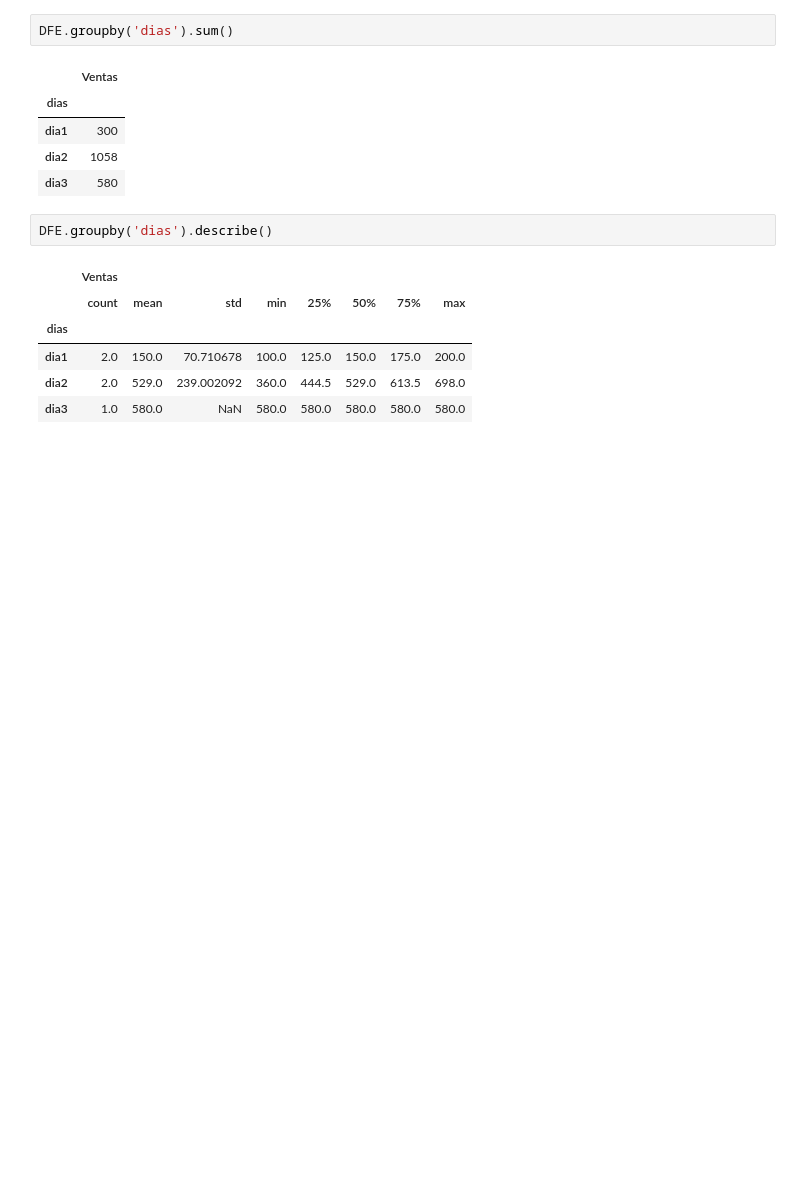
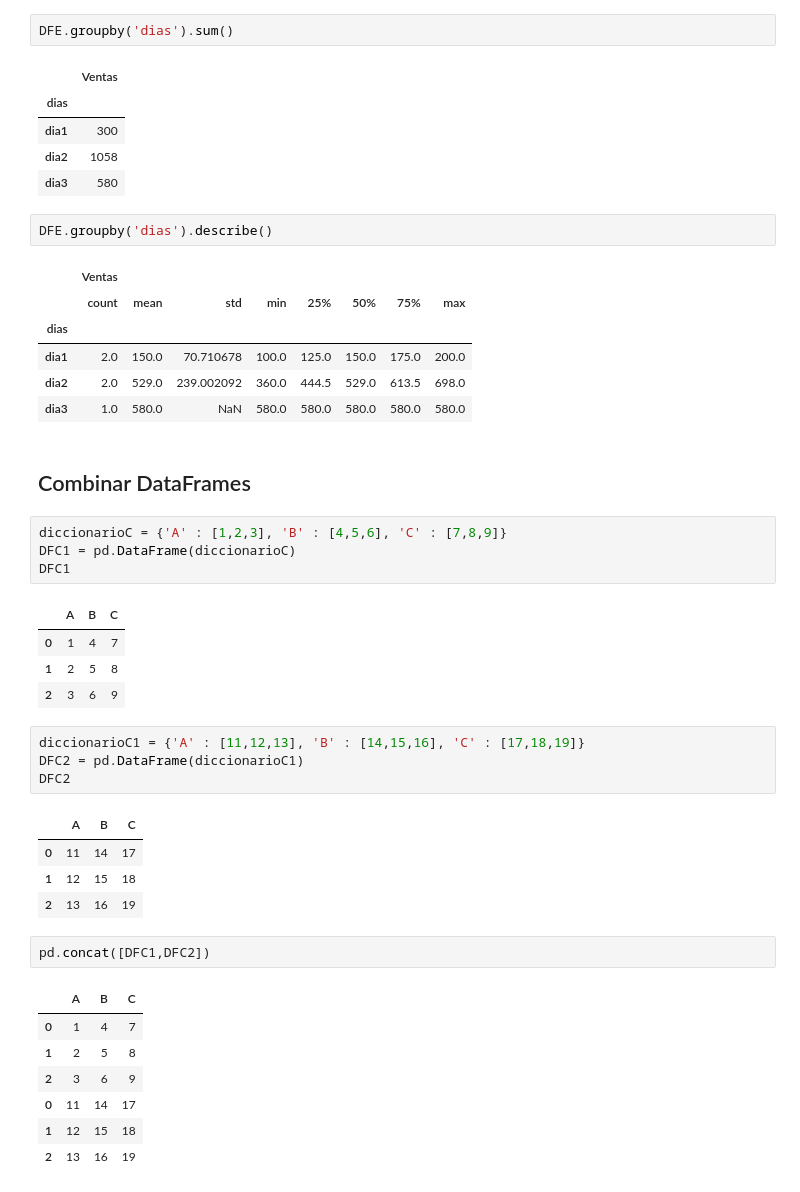
Before and after one commit to juandifs00/Trabajos_Personales, a Jupyter notebook: Curso_ML_Python/dataframes.ipynb, the cells around one changed output. Saved outputs shown, nothing was run; the diff lists cells and outputs as text; blank space fills up the shorter version.

```diff
--- a/Curso_ML_Python/dataframes.ipynb
+++ b/Curso_ML_Python/dataframes.ipynb
@@ -266,3 +266,33 @@ DFE.groupby('dias').describe()
 | dia1 | 2.0 | 150.0 | 70.710678 | 100.0 | 125.0 | 150.0 | 175.0 | 200.0 |
 | dia2 | 2.0 | 529.0 | 239.002092 | 360.0 | 444.5 | 529.0 | 613.5 | 698.0 |
 | dia3 | 1.0 | 580.0 | NaN | 580.0 | 580.0 | 580.0 | 580.0 | 580.0 |
+# %% [markdown]
+## Combinar DataFrames
+# %%
+diccionarioC = {'A' : [1,2,3], 'B' : [4,5,6], 'C' : [7,8,9]}
+DFC1 = pd.DataFrame(diccionarioC)
+DFC1
+# %% [output]
+|  | A | B | C |
+| 0 | 1 | 4 | 7 |
+| 1 | 2 | 5 | 8 |
+| 2 | 3 | 6 | 9 |
+# %%
+diccionarioC1 = {'A' : [11,12,13], 'B' : [14,15,16], 'C' : [17,18,19]}
+DFC2 = pd.DataFrame(diccionarioC1)
+DFC2
+# %% [output]
+|  | A | B | C |
+| 0 | 11 | 14 | 17 |
+| 1 | 12 | 15 | 18 |
+| 2 | 13 | 16 | 19 |
+# %%
+pd.concat([DFC1,DFC2])
+# %% [output]
+|  | A | B | C |
+| 0 | 1 | 4 | 7 |
+| 1 | 2 | 5 | 8 |
+| 2 | 3 | 6 | 9 |
+| 0 | 11 | 14 | 17 |
+| 1 | 12 | 15 | 18 |
+| 2 | 13 | 16 | 19 |
```
Also changed, not shown: parts of 5 cells of this notebook.
